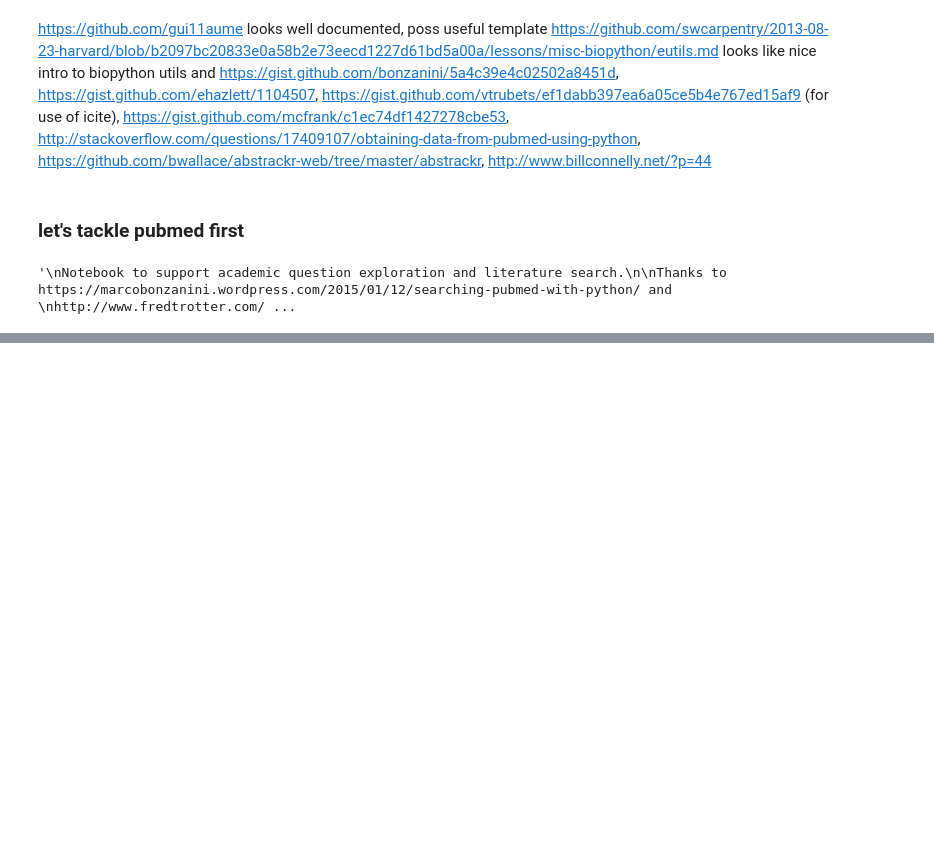
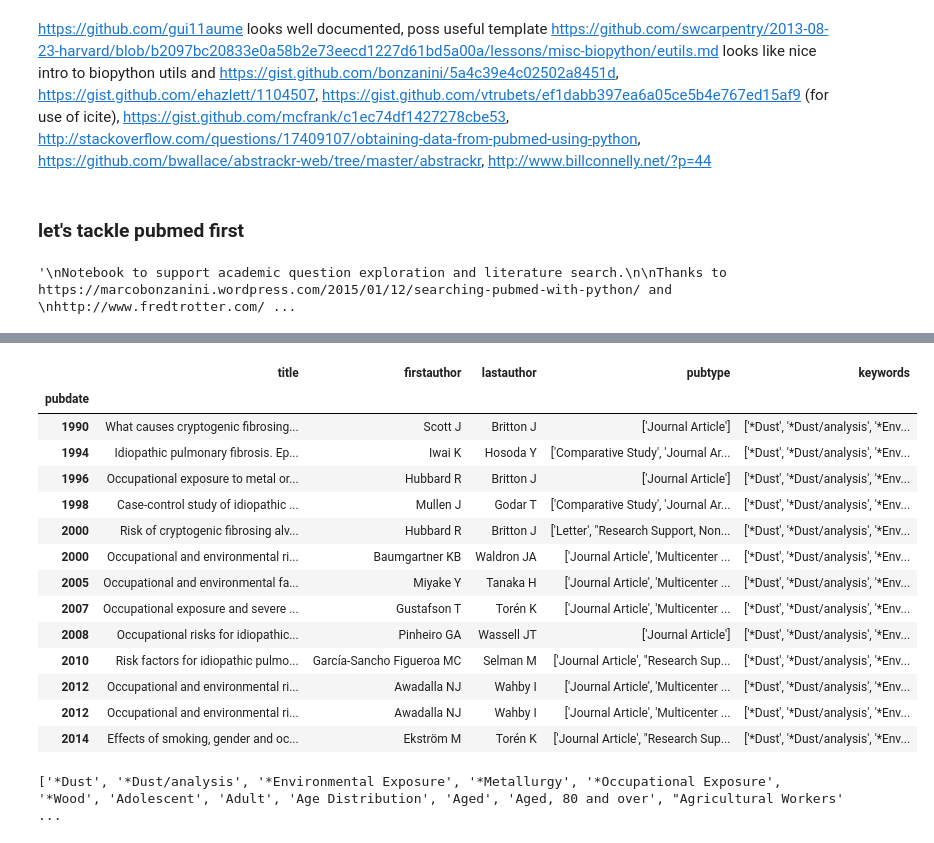
Before and after one commit to drcjar/litsearch, a Jupyter notebook: litsearch.ipynb, the cells around one changed output, grey strips where cells are left out. Cells and saved outputs as stored; diff of their text form; code cells hidden in the pictures; blank space fills up the shorter version.

```diff
--- a/litsearch.ipynb
+++ b/litsearch.ipynb
@@ -326,0 +291,34 @@ Processed pmid 2249047
+# %%
+df = pd.read_csv('ipfjes_case_control_studies.csv', usecols=['pmid','title','firstauthor','lastauthor',
+                                                             'journal','pubdate','pubtype',
+                                                             'abstract', 'keywords', 'rcr'])
+pd.set_option('max_colwidth',300)
+# %%
+# clearly pubmed does not capture case-control studies as type observational
+# mesh headings (keywords) look good though
+
+df.pubdate = pd.to_datetime(df.pubdate)
+df.index = df.pubdate.map(lambda x: x.year)
+df = df.sort_values(by = 'pubdate', ascending=True)
+df = df[['title','firstauthor', 'lastauthor', 'pubtype', 'keywords']]
+df
+# %% [output]
+|  | title | firstauthor | lastauthor | pubtype | keywords |
+| pubdate |  |  |  |  |  |
+| 1990 | What causes cryptogenic fibrosing... | Scott J | Britton J | ['Journal Article'] | ['*Dust', '*Dust/analysis', '*Env... |
+| 1994 | Idiopathic pulmonary fibrosis. Ep... | Iwai K | Hosoda Y | ['Comparative Study', 'Journal Ar... | ['*Dust', '*Dust/analysis', '*Env... |
+| 1996 | Occupational exposure to metal or... | Hubbard R | Britton J | ['Journal Article'] | ['*Dust', '*Dust/analysis', '*Env... |
+| 1998 | Case-control study of idiopathic ... | Mullen J | Godar T | ['Comparative Study', 'Journal Ar... | ['*Dust', '*Dust/analysis', '*Env... |
+| 2000 | Risk of cryptogenic fibrosing alv... | Hubbard R | Britton J | ['Letter', "Research Support, Non... | ['*Dust', '*Dust/analysis', '*Env... |
+| 2000 | Occupational and environmental ri... | Baumgartner KB | Waldron JA | ['Journal Article', 'Multicenter ... | ['*Dust', '*Dust/analysis', '*Env... |
+| 2005 | Occupational and environmental fa... | Miyake Y | Tanaka H | ['Journal Article', 'Multicenter ... | ['*Dust', '*Dust/analysis', '*Env... |
+| 2007 | Occupational exposure and severe ... | Gustafson T | Torén K | ['Journal Article', 'Multicenter ... | ['*Dust', '*Dust/analysis', '*Env... |
+| 2008 | Occupational risks for idiopathic... | Pinheiro GA | Wassell JT | ['Journal Article'] | ['*Dust', '*Dust/analysis', '*Env... |
+| 2010 | Risk factors for idiopathic pulmo... | García-Sancho Figueroa MC | Selman M | ['Journal Article', "Research Sup... | ['*Dust', '*Dust/analysis', '*Env... |
+| 2012 | Occupational and environmental ri... | Awadalla NJ | Wahby I | ['Journal Article', 'Multicenter ... | ['*Dust', '*Dust/analysis', '*Env... |
+| 2012 | Occupational and environmental ri... | Awadalla NJ | Wahby I | ['Journal Article', 'Multicenter ... | ['*Dust', '*Dust/analysis', '*Env... |
+| 2014 | Effects of smoking, gender and oc... | Ekström M | Torén K | ['Journal Article', "Research Sup... | ['*Dust', '*Dust/analysis', '*Env... |
+# %%
+print(df1.iloc[3].keywords)
+# %% [output]
+['*Dust', '*Dust/analysis', '*Environmental Exposure', '*Metallurgy', '*Occupational Exposure', '*Wood', 'Adolescent', 'Adult', 'Age Distribution', 'Aged', 'Aged, 80 and over', "Agricultural Workers'  ...
```
Also changed, not shown: parts of 17 cells of this notebook.
